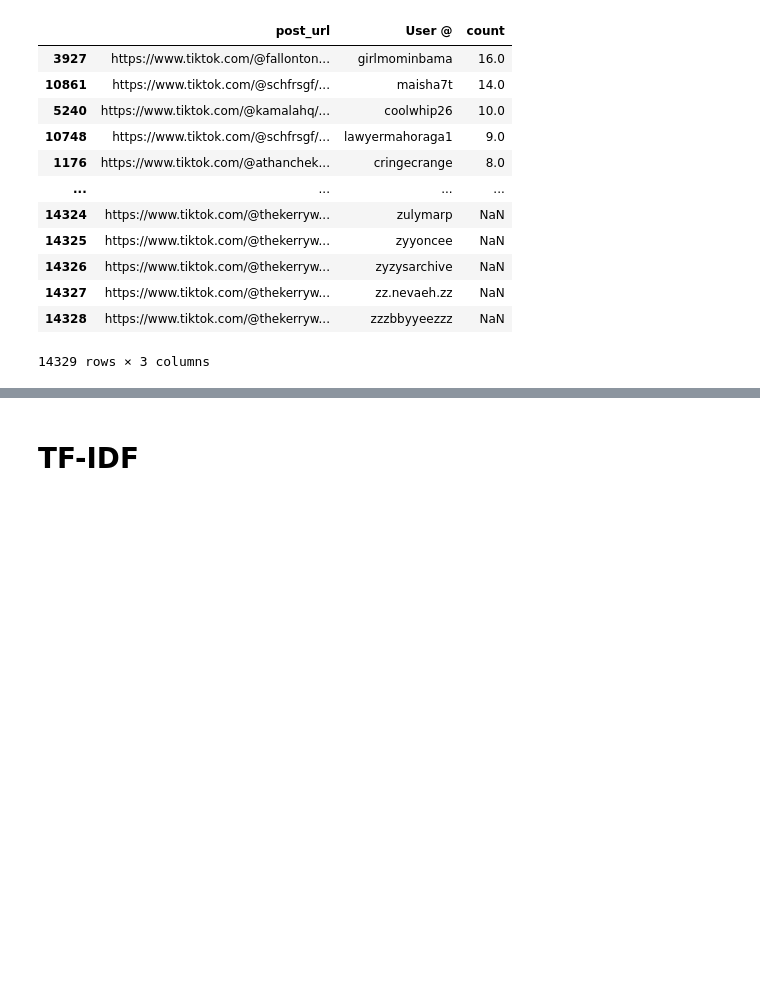
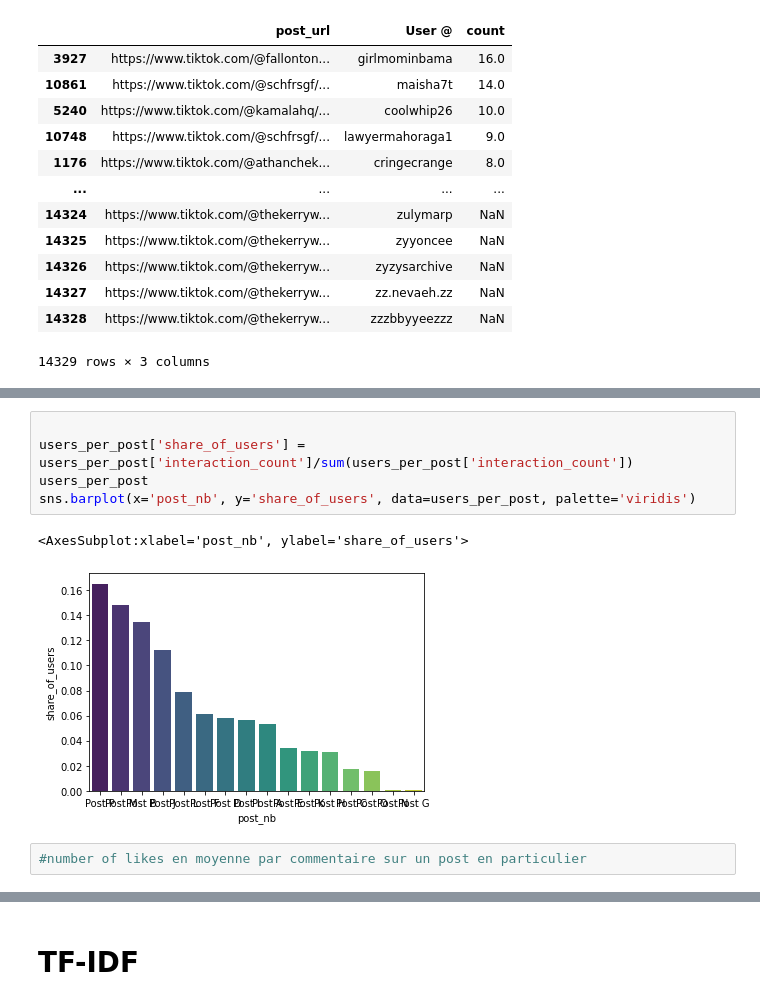
Before and after one commit to pouvoirdasha/sociology_scrapping, a Jupyter notebook: notebooks_stats_finetuning/decriptive_stats_dasha.ipynb, the cells around one changed output, grey strips where cells are left out. Saved outputs shown, nothing was run; the diff lists cells and outputs as text; blank space fills up the shorter version.

```diff
--- a/notebooks_stats_finetuning/decriptive_stats_dasha.ipynb
+++ b/notebooks_stats_finetuning/decriptive_stats_dasha.ipynb
@@ -102,0 +128,10 @@ count_post_user
+# %%
+
+users_per_post['share_of_users'] = users_per_post['interaction_count']/sum(users_per_post['interaction_count'])
+users_per_post
+sns.barplot(x='post_nb', y='share_of_users', data=users_per_post, palette='viridis')
+# %% [output]
+<AxesSubplot:xlabel='post_nb', ylabel='share_of_users'>
+[figure, added]
+# %%
+#number of likes en moyenne par commentaire sur un post en particulier
```
Also changed, not shown: parts of 5 cells of this notebook.
